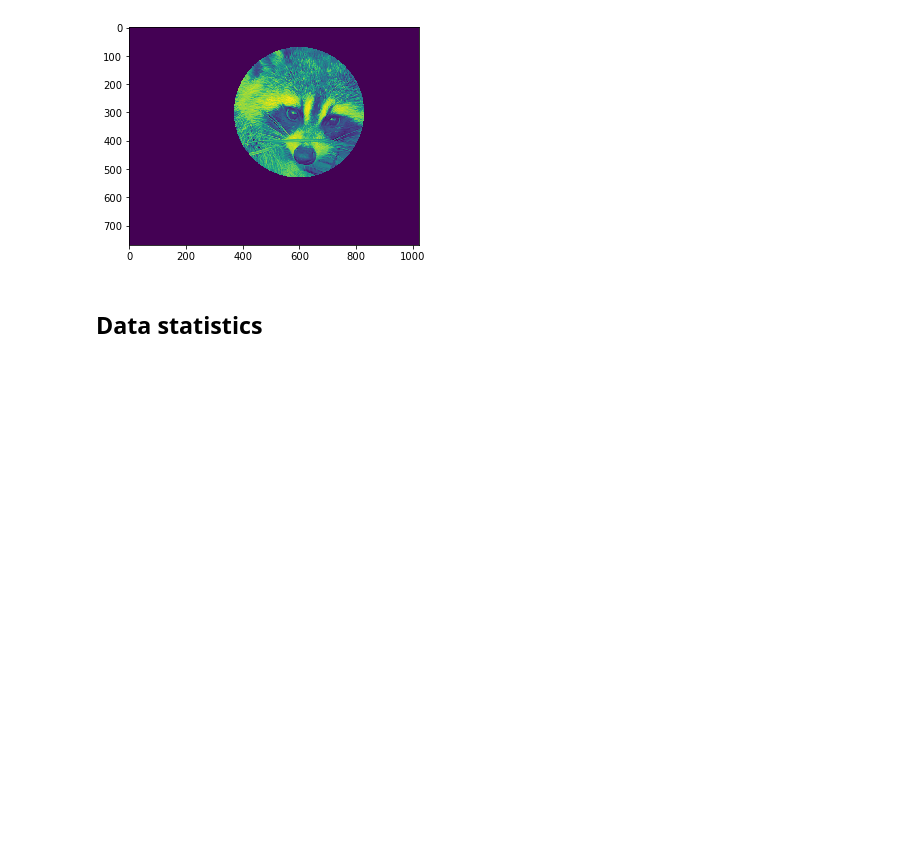
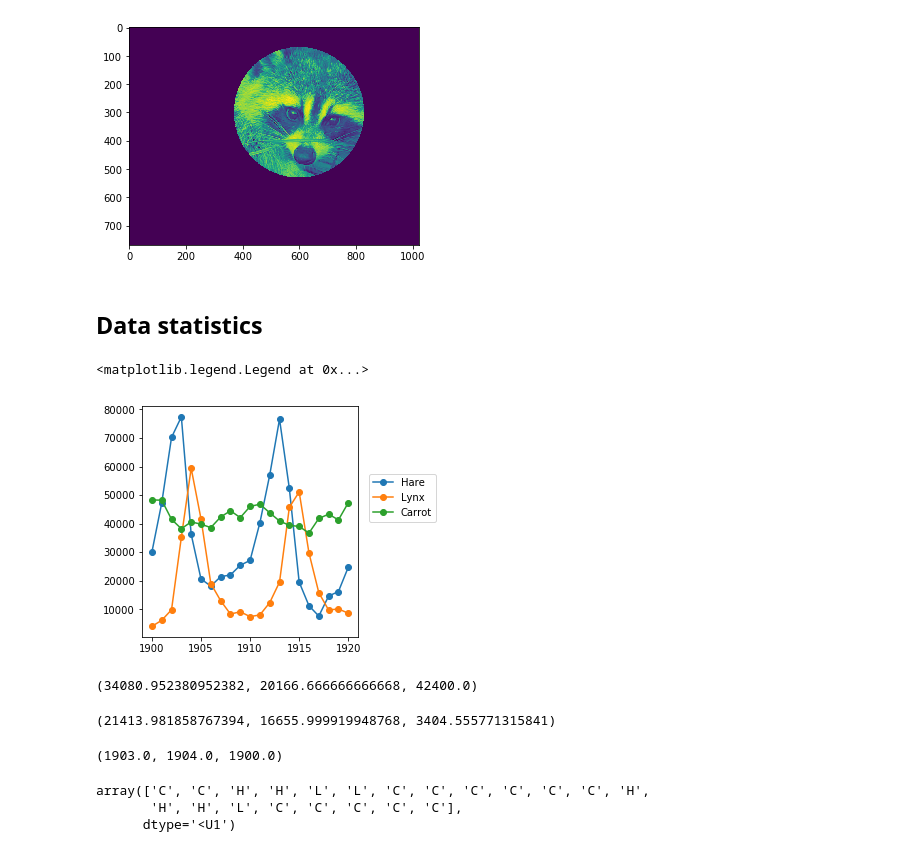
Before and after one commit to Accio/learn-scipy, a Jupyter notebook: 1.3/NumPy Exercises.ipynb, the cells around one changed output. Cells and saved outputs as stored; diff of their text form; code cells hidden in the pictures; blank space fills up the shorter version.

Commit message:
which species has the largest population for each year?

```diff
--- a/1.3/NumPy Exercises.ipynb
+++ b/1.3/NumPy Exercises.ipynb
@@ -127,0 +126,36 @@ data = np.loadtxt('data/populations.txt')
+# %%
+import matplotlib.pyplot as plt
+data = np.loadtxt('data/populations.txt')
+year, hares, lynxes, carrots = data.T # trick: columns to variables
+
+plt.axes([0.2, 0.1, 0.5, 0.8])
+plt.plot(year, hares, 'o-', year, lynxes, 'o-', year, carrots, 'o-')
+plt.legend(('Hare', 'Lynx', 'Carrot'), loc=(1.05, 0.5))
+# %% [output]
+<matplotlib.legend.Legend at 0x...>
+[figure, added]
+# %%
+## mean
+hares.mean(), lynxes.mean(), carrots.mean()
+# %% [output]
+(34080.952380952382, 20166.666666666668, 42400.0)
+# %%
+## std
+hares.std(ddof=1), lynxes.std(ddof=1), carrots.std(ddof=1)
+# %% [output]
+(21413.981858767394, 16655.999919948768, 3404.555771315841)
+# %%
+## which year each species had the largest population
+year[np.argmax(hares)], year[np.argmax(lynxes)], year[np.argmax(carrots)]
+# %% [output]
+(1903.0, 1904.0, 1900.0)
+# %%
+## Which species has the largest population for each year?
+counts = np.array((hares, lynxes, carrots)).T
+species = np.array(['H', 'L', 'C'])
+order = counts.argsort(axis=1)
+species[order[:,2]]
+# %% [output]
+array(['C', 'C', 'H', 'H', 'L', 'L', 'C', 'C', 'C', 'C', 'C', 'C', 'H',
+       'H', 'H', 'L', 'C', 'C', 'C', 'C', 'C'],
+      dtype='<U1')
```
Also changed, not shown: parts of 1 cell of this notebook.
